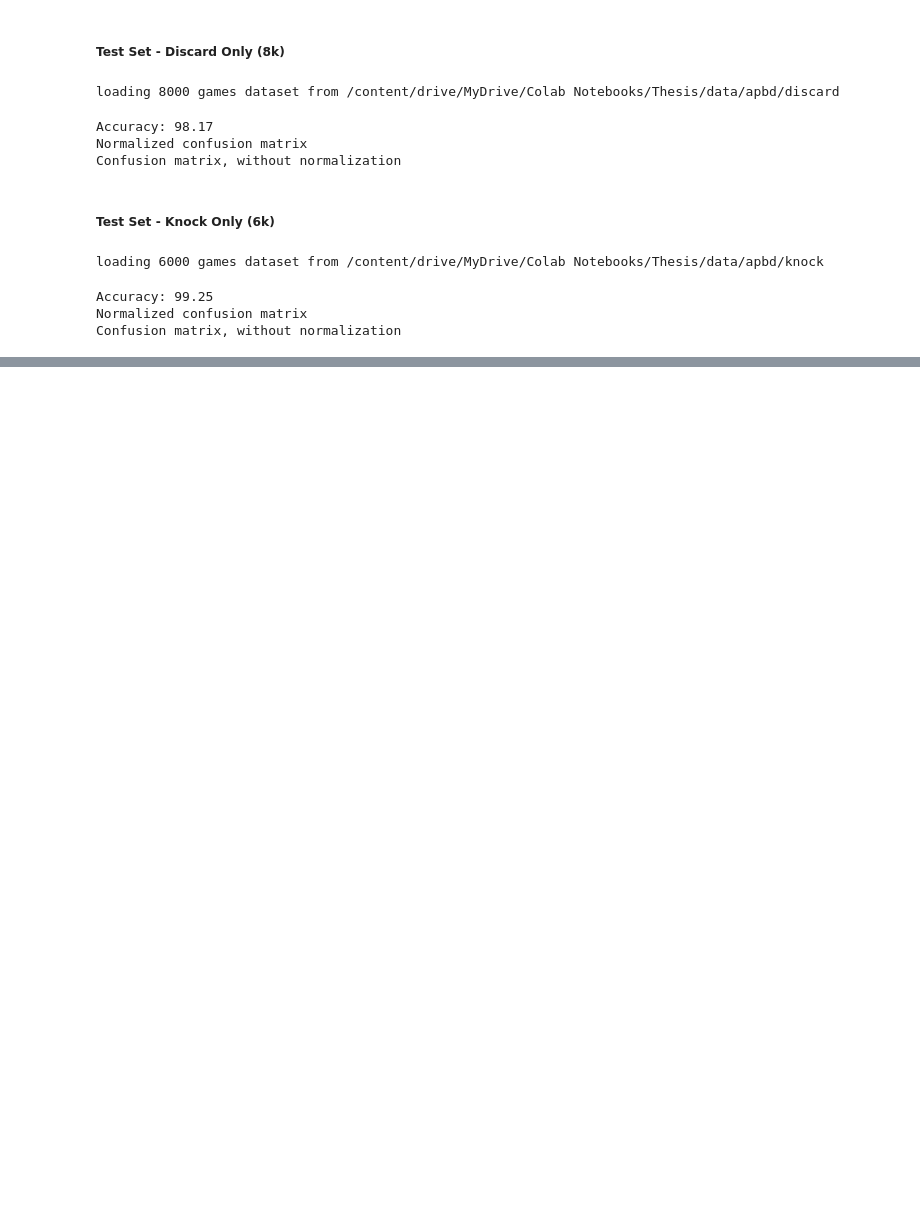
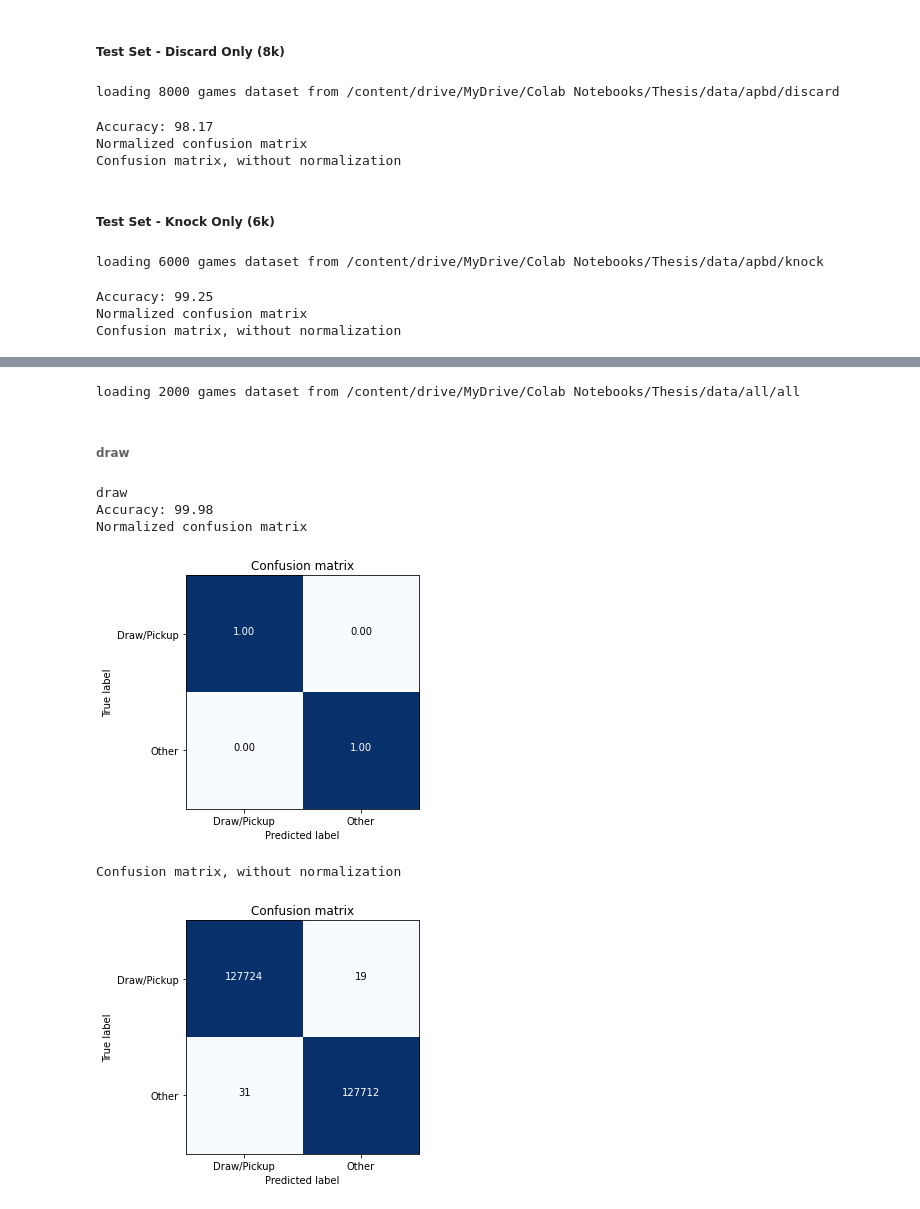
Before and after one commit to tancalv2/PretrainGinRummy, a Jupyter notebook: train/all.ipynb, the cells around one changed output, grey strips where cells are left out. Drawn from its saved outputs; the diff is of its cells as text; code cells hidden in the pictures; blank space fills up the shorter version.

```diff
--- a/train/all.ipynb
+++ b/train/all.ipynb
@@ -1721,0 +1854,4 @@ Confusion matrix, without normalization
+# %%
+model = torch.load('{}/model.pt'.format(model_pth), map_location=device)
+model_acc = torch.load('{}/model_acc.pt'.format(model_pth), map_location=device)
+model_loss = torch.load('{}/model_loss.pt'.format(model_pth), map_location=device)
@@ -1721,0 +1910,17 @@ Confusion matrix, without normalization
+# %%
+currGames = 2000
+test_loader, classes = load_test_data(data_pth, currGames, state, action,
+                                         pruneStatesList, actionChoice)
+# %% [output]
+loading 2000 games dataset from /content/drive/MyDrive/Colab Notebooks/Thesis/data/all/all
+# %% [markdown]
+###### draw
+# %%
+plot_cm(plot_pth, classes, model, test_loader, device, numGames=currGames, class_group='draw')
+# %% [output]
+draw
+Accuracy: 99.98
+Normalized confusion matrix
+[figure, added]
+Confusion matrix, without normalization
+[figure, added]
```
Also changed, not shown: parts of 34 cells of this notebook, 26 other files.
